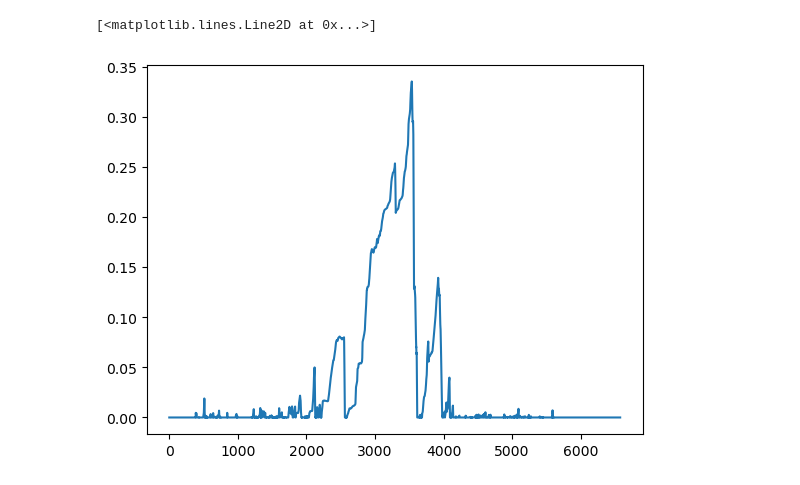
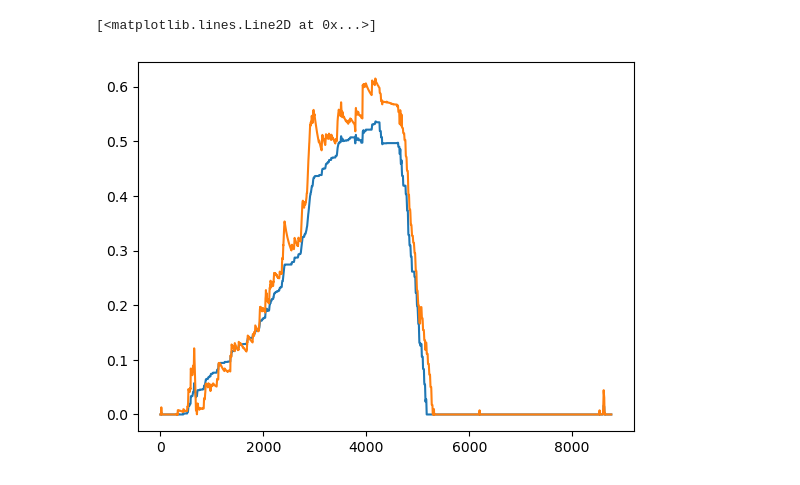
Before and after one commit to jpnousu/pyFSM2, a Jupyter notebook: src/testing_snow.ipynb, the cells around one changed output. Cells and saved outputs as stored; diff of their text form; code cells hidden in the pictures.

Commit message:
swrad routine devs etc

```diff
--- a/src/testing_snow.ipynb
+++ b/src/testing_snow.ipynb
@@ -15,6 +26,7 @@ seb = SebModel()
 snow = SnowModel()
 soil = SoilModel()
 thermal = Thermal()
+swrad = SWrad()
 # %%
 dt = 3600
 Ncnpy = 0
@@ -39,11 +51,15 @@ Sice = np.ones(shape=3)
 Sliq = np.ones(shape=3)
 Tsoil = np.ones(3)+273.15
 Tsnow = np.ones(3)+273.15
+Tsrf = np.ones(1)+273.15
 ksoil = np.ones(3)*0.24
 Nsnow = np.zeros(1)
 Rgrn = np.zeros(3)
 Dsnw = np.zeros(3)
 Vsmc = np.zeros(3)+0.3
+alb0 = np.zeros(1)+0.2
+albs = 0.9
+elev = np.zeros(1)+100
 
 # outputs
 Tsoillist = []
@@ -51,10 +67,19 @@ swelist = []
 hslist = []
 Meltlist = []
 Gsrflist = []
+Esrflist = []
+Hlist = []
+LElist = []
+subllist = []
+Tsrflist = []
+LWoutlist = []
 
-for i in range(len(forc['time'])):
+for i in range(len(forc)):
+#for i in range(len(forc['time'])):
 
-    d_forc = forc.isel(time=i)
+    d_forc = forc.iloc[i]
+    #d_forc = forc.isel(time=i)
+
     print('step', i)
 
     LW = np.array(d_forc['LWdown'].data)
@@ -64,7 +89,12 @@ for i in range(len(forc['time'])):
     Rf = np.array(d_forc['Rainf'].data)
     Sf = np.array(d_forc['Snowf'].data)
     Ua = np.array(d_forc['Wind'].data)
-    Qa = np.array(d_forc['Qair'].data)
+    RH = np.array(d_forc['HUMREL'].data)
+
+    albs, fsnow, SWout, SWsrf, SWsub, SWveg, tdif = swrad.run_timestep(albs=albs, alb0=alb0,
+                                                                       dt=dt, elev=elev, Sdif=SWsrf*0.3,
+                                                                       Sdir=SWsrf*0.7, Sf=Sf, Tsrf=Tsrf,
+                                                                       Dsnw=Dsnw, fcans=fcans, lveg=lveg)
 
     Ds1, gs1, ks1, Ts1, csoil, ksnow, ksoil = thermal.run_timestep(Nsnow=Nsnow, Dsnw=Dsnw,
                                                                    Sice=Sice, Sliq=Sliq,
@@ -75,7 +105,7 @@ for i in range(len(forc['time'])):
                                                                                       dt=dt, fcans=fcans,
                                                                                       fsnow=fsnow, gs1=gs1,
                                                                                       ks1=ks1, lveg=lveg, LW=LW,
-                                                                                      Ps=Ps, Qa=Qa, SWsrf=SWsrf,
+                                                                                      Ps=Ps, RH=RH, SWsrf=SWsrf,
                                                                                       Sveg=Sveg, SWveg=SWveg,
                                                                                       Ta=Ta, tdif=tdif, Ts1=Ts1,
                                                                                       Tveg0=Tveg0, Ua=Ua, VAI=VAI,
@@ -93,7 +123,8 @@ for i in range(len(forc['time'])):
                                                                                                 trans=0,
                                                                                                 Tsrf=Tsrf,
                                                                                                 unload=0,
-                                                                                                Tsoil=Tsoil)
+                                                                                                Tsoil=Tsoil,
+                                                                                                ksnow=ksnow)
 
     Tsoil = soil.run_timestep(dt, Gsoil, csoil, ksoil, Tsoil)
 
@@ -102,6 +133,12 @@ for i in range(len(forc['time'])):
     Meltlist.append(Melt)
     Gsrflist.append(Gsrf)
     Tsoillist.append(Tsoil[0])
+    Esrflist.append(Esrf)
+    Hlist.append(H)
+    LElist.append(LE)
+    subllist.append(subl)
+    Tsrflist.append(Tsrf)
+    LWoutlist.append(LWout)
 # %% [output]
 step 0
 ksnow [0.24 0.24 0.24]
@@ -140,5 +177,6 @@ ustar before [
 # %%
 plt.plot(hslist)
+plt.plot(out.iloc[:,4])
 # %% [output]
 [<matplotlib.lines.Line2D at 0x...>]
-[figure, old version]
+[figure, new version]
```
Also changed, not shown: parts of 12 cells of this notebook, 3 other files.
